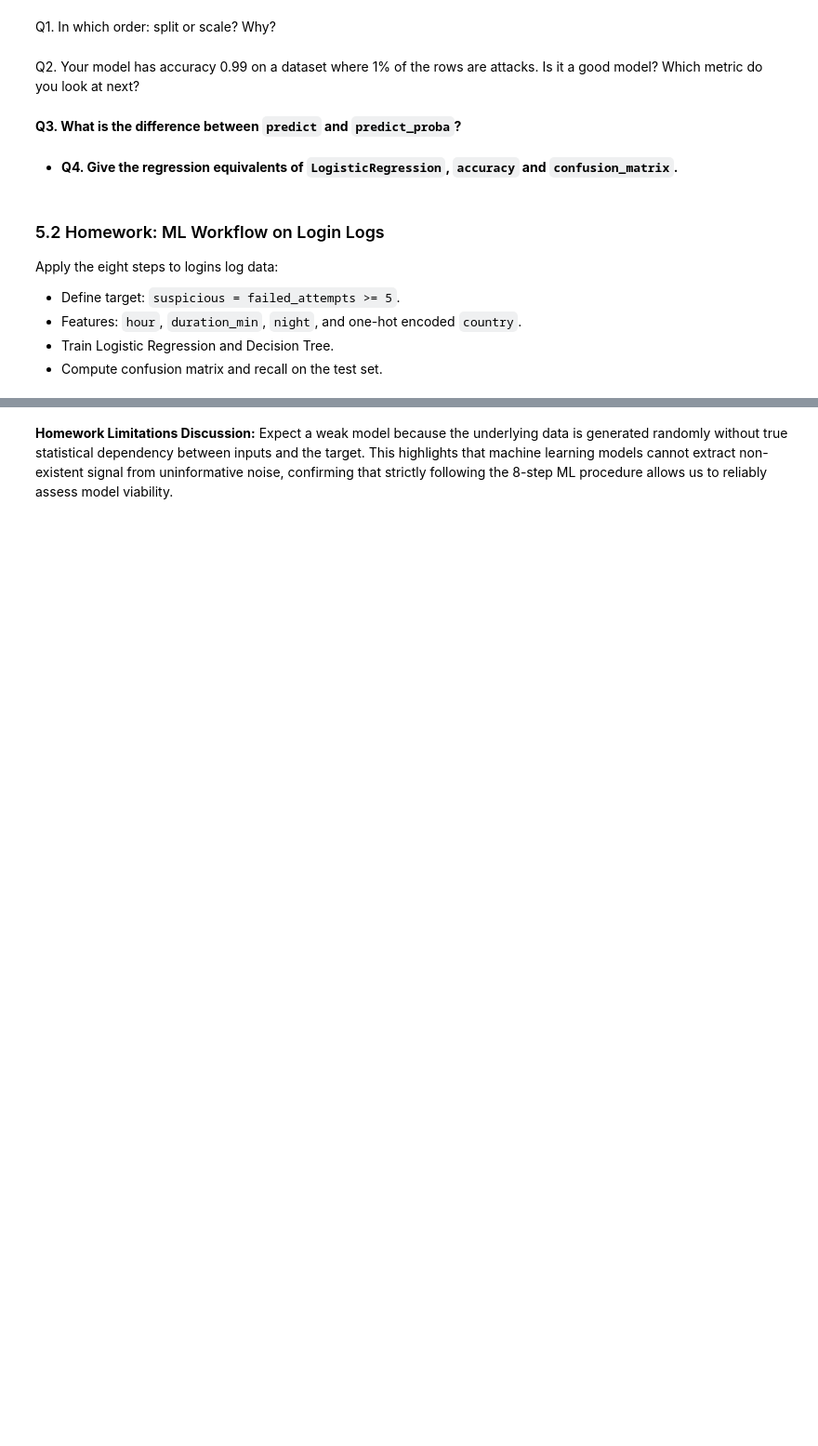
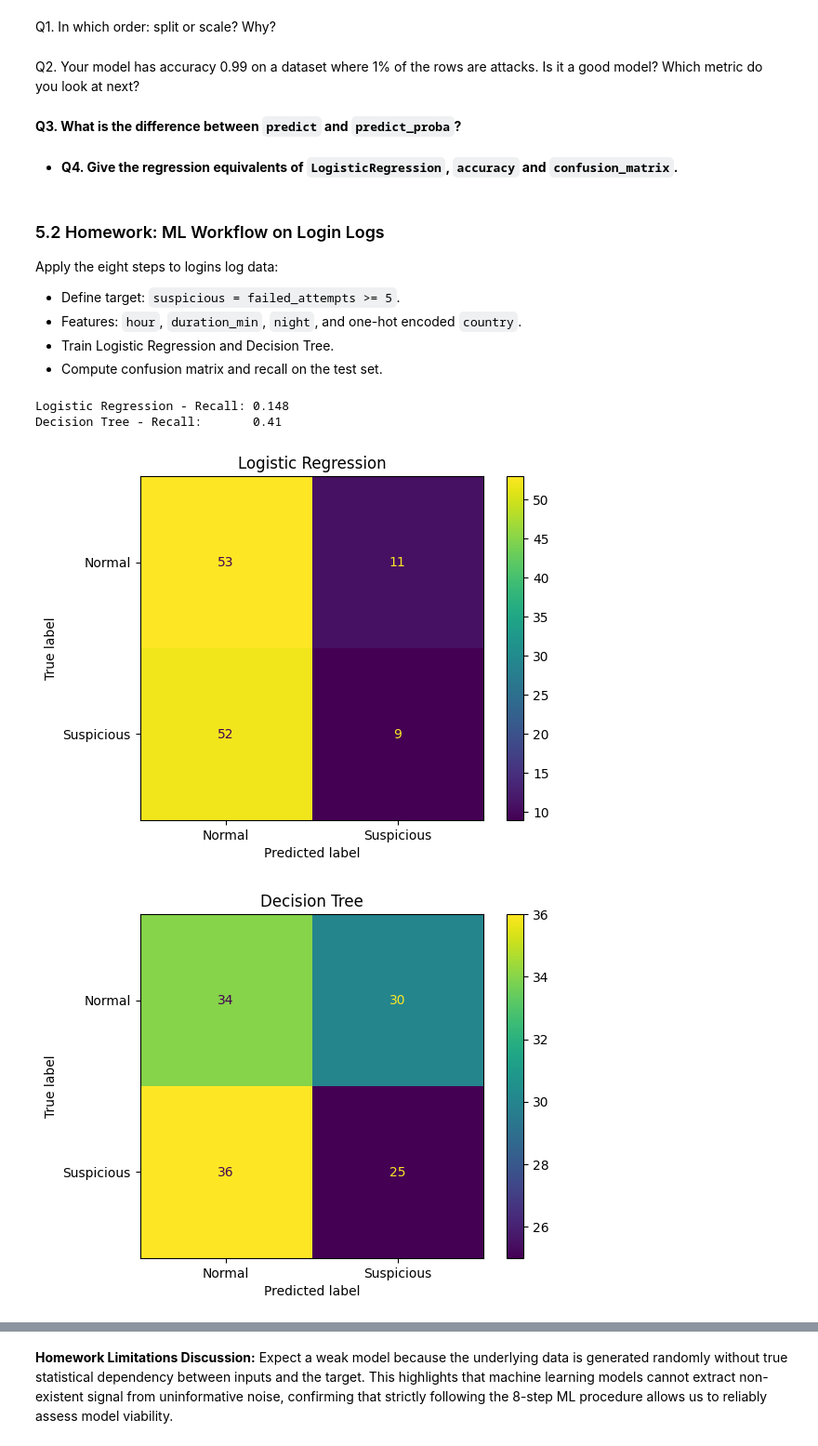
Before and after one commit to linakhengui-dev/Workshop_2_Scikit_learn_Workflow.pdf, a Jupyter notebook: TP2_Scikit_learn_Workflow.ipynb, the cells around one changed output, grey strips where cells are left out. Shown at 93% size. Saved outputs shown, nothing was run; the diff lists cells and outputs as text; code cells hidden in the pictures; blank space fills up the shorter version.

```diff
--- a/TP2_Scikit_learn_Workflow.ipynb
+++ b/TP2_Scikit_learn_Workflow.ipynb
@@ -272,8 +385,8 @@ Apply the eight steps to logins log data:
 - Train Logistic Regression and Decision Tree.
 - Compute confusion matrix and recall on the test set.
 # %%
+
 # Homework Setup & Implementation
-# Write your code here
 
 np.random.seed(42)
 n_samples = 500
@@ -287,35 +400,51 @@ logins_clean = pd.DataFrame({
 })
 
 # 1. Target definition
-# logins_clean["suspicious"] = ...
+logins_clean["suspicious"] = (
+    logins_clean["failed_attempts"] >= 5
+).astype(int)
 
 # 2. Features and One-Hot Encoding
-# X_hw = ...
-# X_hw = ...
-# y_hw = ...
+X_hw = logins_clean[["hour", "duration_min", "night", "country"]]
+
+X_hw = pd.get_dummies(X_hw, columns=["country"], dtype=int)
+
+y_hw = logins_clean["suspicious"]
 
 # 3. Split then scale
-# X_hw_train, X_hw_test, y_hw_train, y_hw_test = ...
-# scaler_hw = ...
+X_hw_train, X_hw_test, y_hw_train, y_hw_test = train_test_split(
+    X_hw, y_hw,
+    test_size=0.25,
+    random_state=42,
+    stratify=y_hw
+)
 
-# X_hw_train_s =
-# X_hw_test_s =
+scaler_hw = StandardScaler()
+
+X_hw_train_s = scaler_hw.fit_transform(X_hw_train)
+X_hw_test_s = scaler_hw.transform(X_hw_test)
 
 # 4 & 5. Train models
-# log_reg_hw = LogisticRegression...
-# tree_hw = DecisionTreeClassifier...
+log_reg_hw = LogisticRegression(max_iter=1000)
+log_reg_hw.fit(X_hw_train_s, y_hw_train)
+
+tree_hw = DecisionTreeClassifier(random_state=42)
+tree_hw.fit(X_hw_train, y_hw_train)
 
 # 6. Evaluate
-# y_pred_log_hw = ...
-# y_pred_tree_hw = ...
+y_pred_log_hw = log_reg_hw.predict(X_hw_test_s)
+y_pred_tree_hw = tree_hw.predict(X_hw_test)
 
-# cm_log_hw = confusion_matrix...
-# cm_tree_hw = confusion_matrix...
+cm_log_hw = confusion_matrix(y_hw_test, y_pred_log_hw)
+cm_tree_hw = confusion_matrix(y_hw_test, y_pred_tree_hw)
 
-# recall_log_hw = recall_score...
-# recall_tree_hw = recall_score...
+recall_log_hw = recall_score(y_hw_test, y_pred_log_hw)
+recall_tree_hw = recall_score(y_hw_test, y_pred_tree_hw)
 
 print("Logistic Regression - Recall:", round(recall_log_hw, 3))
 print("Decision Tree - Recall:      ", round(recall_tree_hw, 3))
+# %% [output]
+Logistic Regression - Recall: 0.148
+Decision Tree - Recall:       0.41
 # %%
 # nbgrader test: Homework verification skip it !
@@ -325,0 +451,21 @@ print("Decision Tree - Recall:      ", round(recall_tree_hw, 3))
+# %%
+# Logistic Regression Confusion Matrix
+disp1 = ConfusionMatrixDisplay(
+    confusion_matrix=cm_log_hw,
+    display_labels=["Normal", "Suspicious"]
+)
+disp1.plot()
+plt.title("Logistic Regression")
+plt.show()
+
+# Decision Tree Confusion Matrix
+disp2 = ConfusionMatrixDisplay(
+    confusion_matrix=cm_tree_hw,
+    display_labels=["Normal", "Suspicious"]
+)
+disp2.plot()
+plt.title("Decision Tree")
+plt.show()
+# %% [output]
+[figure, added]
+[figure, added]
```
Also changed, not shown: parts of 27 cells of this notebook.
